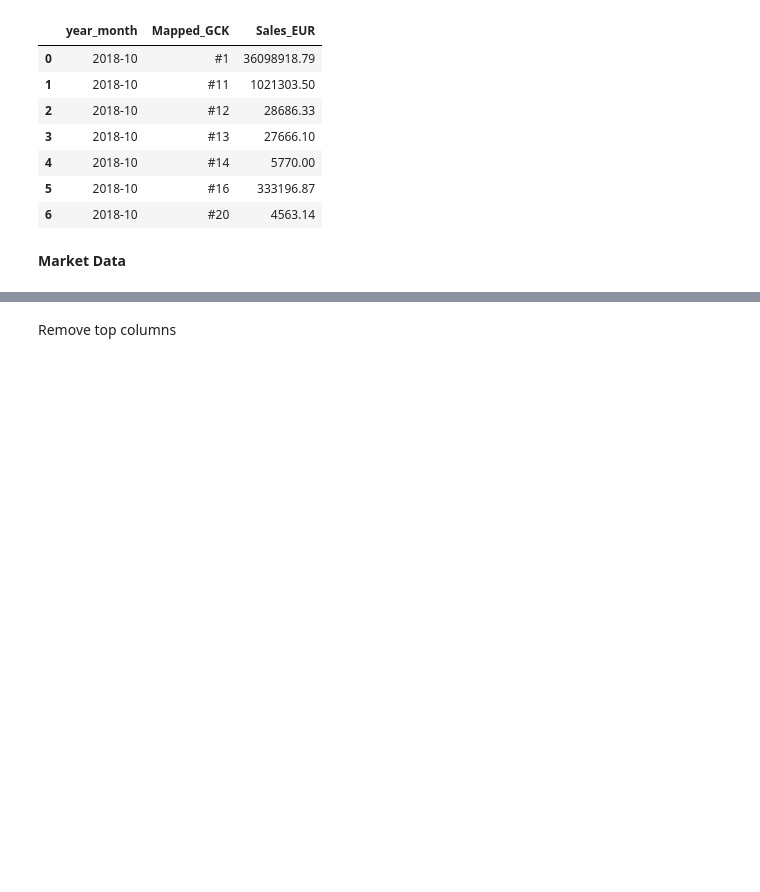
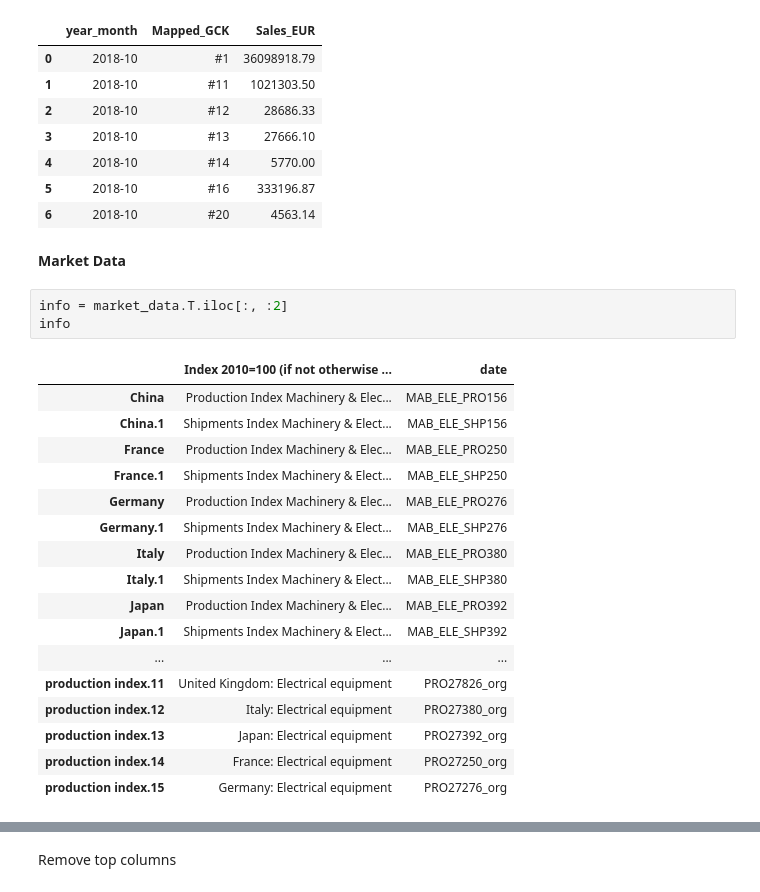
Before and after one commit to MGN19/Siemens-forecast, a Jupyter notebook: test_ant.ipynb, the cells around one changed output, grey strips where cells are left out. Drawn from its saved outputs; the diff is of its cells as text; blank space fills up the shorter version.

```diff
--- a/test_ant.ipynb
+++ b/test_ant.ipynb
@@ -50,3 +50,24 @@ monthly_sales.head(7)
 | 6 | 2018-10 | #20 | 4563.14 |
 # %% [markdown]
 **Market Data**
+# %%
+info = market_data.T.iloc[:, :2]
+info
+# %% [output]
+|  | Index 2010=100 (if not otherwise ... | date |
+| China | Production Index Machinery & Elec... | MAB_ELE_PRO156 |
+| China.1 | Shipments Index Machinery & Elect... | MAB_ELE_SHP156 |
+| France | Production Index Machinery & Elec... | MAB_ELE_PRO250 |
+| France.1 | Shipments Index Machinery & Elect... | MAB_ELE_SHP250 |
+| Germany | Production Index Machinery & Elec... | MAB_ELE_PRO276 |
+| Germany.1 | Shipments Index Machinery & Elect... | MAB_ELE_SHP276 |
+| Italy | Production Index Machinery & Elec... | MAB_ELE_PRO380 |
+| Italy.1 | Shipments Index Machinery & Elect... | MAB_ELE_SHP380 |
+| Japan | Production Index Machinery & Elec... | MAB_ELE_PRO392 |
+| Japan.1 | Shipments Index Machinery & Elect... | MAB_ELE_SHP392 |
+| ... | ... | ... |
+| production index.11 | United Kingdom: Electrical equipment | PRO27826_org |
+| production index.12 | Italy: Electrical equipment | PRO27380_org |
+| production index.13 | Japan: Electrical equipment | PRO27392_org |
+| production index.14 | France: Electrical equipment | PRO27250_org |
+| production index.15 | Germany: Electrical equipment | PRO27276_org |
```
Also changed, not shown: parts of 13 cells of this notebook.
